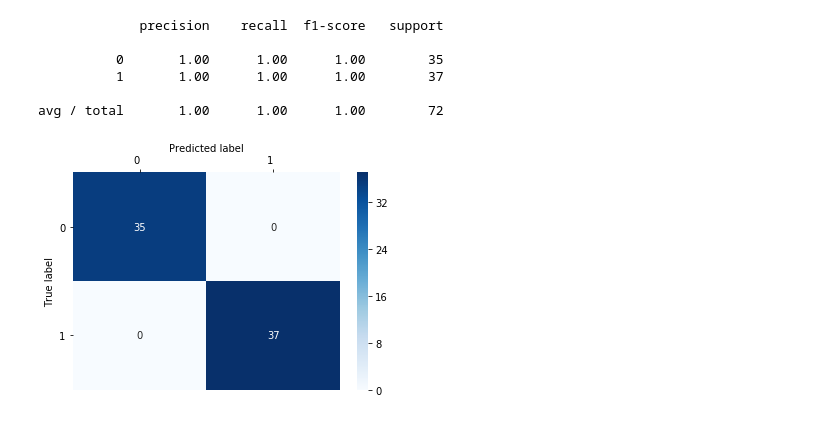
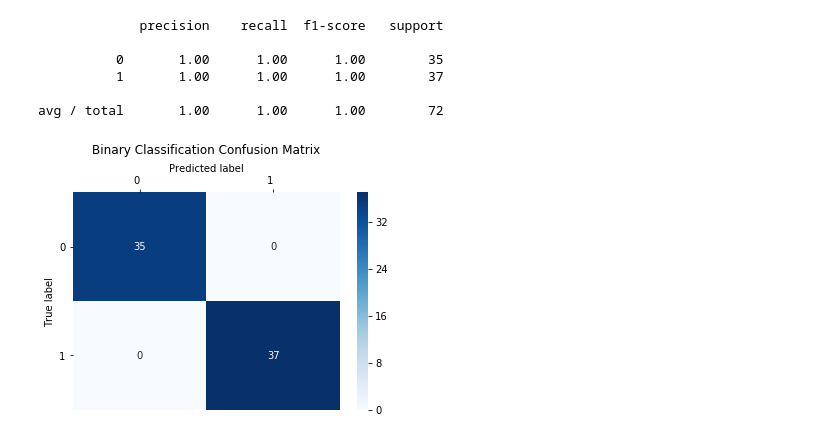
Before and after one commit to AnthonyDickson/summer-bursary-2018, a Jupyter notebook: Experiments-Binary_Classification.ipynb, the cells around one changed output. Cells and saved outputs as stored; diff of their text form; code cells hidden in the pictures.

```diff
--- a/Experiments-Binary_Classification.ipynb
+++ b/Experiments-Binary_Classification.ipynb
@@ -41,9 +41,9 @@ X_train, X_test, y_train, y_test = train_test_split(X, y, test_size=0.2, random_
 
 clf = RayTracerThing(input_shape=image_shape,
                      hidden_layer_shape=(10, 10),
-                     n_layers=3,
+                     n_hidden_layers=3,
                      n_classes=2,
-                     activation_func=lambda x: torch.softmax(x, dim=0),
+                     activation_func=Activations.softmax,
                      loss_func=torch.nn.functional.cross_entropy,
                      learning_rate=1)
 # %% [output]
@@ -91,14 +91,15 @@ avg / total       1.00      1.00      1.00        72
 # %%
 cm = sns.heatmap(confusion_matrix(y_test, y_pred), annot=True, cmap='Blues')
 
 cm.yaxis.set_ticklabels(cm.yaxis.get_ticklabels(), rotation=0, ha='right')
 cm.xaxis.set_ticklabels(cm.xaxis.get_ticklabels(), rotation=0, ha='right')
 cm.xaxis.tick_top()
 cm.xaxis.set_label_position('top')
 
 plt.ylabel('True label')
 plt.xlabel('Predicted label')
-plt.show()
+plt.title('Binary Classification Confusion Matrix', y=1.15)
+plt.savefig('images/binary_classification_confusion_matrix.png')
 # %% [output]
-[figure, old version]
+[figure, new version]
 # %%
```
Also changed, not shown: parts of 4 cells of this notebook, 14 other files.
